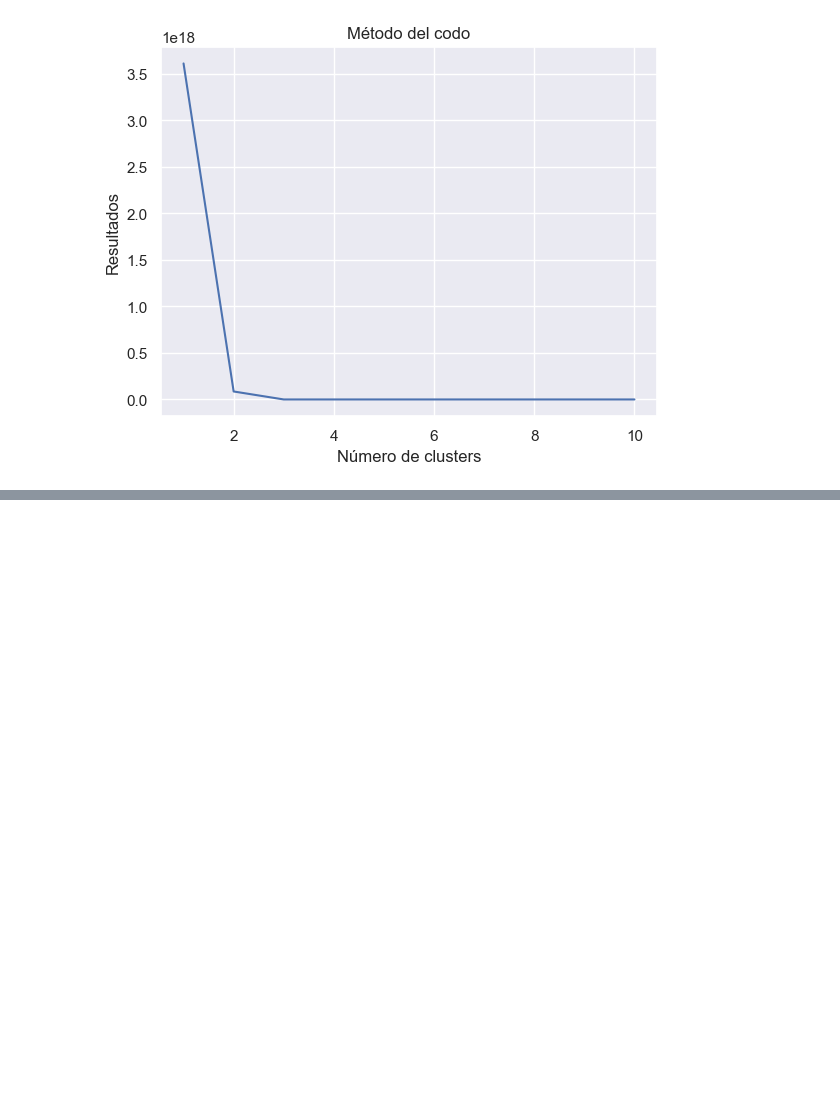
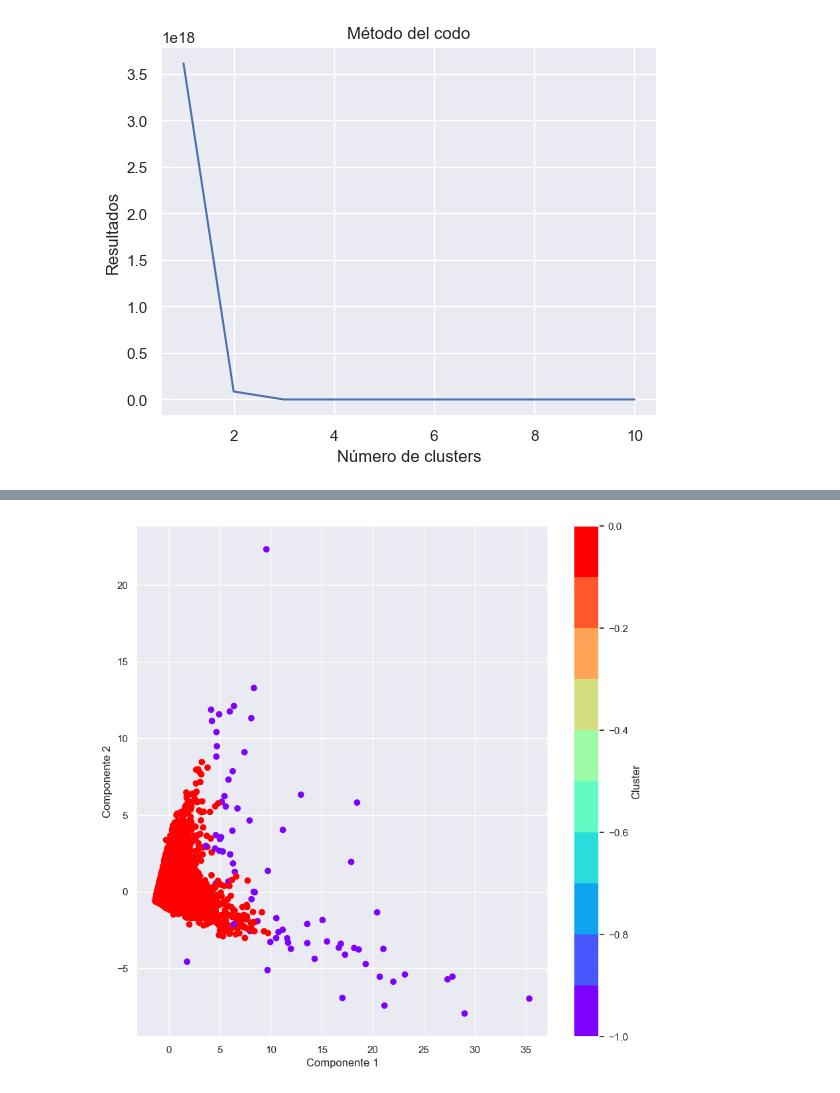
Before and after one commit to itsmemanuu/Lab01BI, a Jupyter notebook: LAB01.ipynb, the cells around one changed output, grey strips where cells are left out. Drawn from its saved outputs; the diff is of its cells as text; code cells hidden in the pictures; blank space fills up the shorter version.

```diff
--- a/LAB01.ipynb
+++ b/LAB01.ipynb
@@ -632,0 +662,18 @@ NameError: name 'c1' is not defined
+# %%
+
+datafrane_grafica = dataframe_alpes[['BALANCE', 'PURCHASES', 'CREDIT_LIMIT', 'PAYMENTS','ONEOFF_PURCHASES','INSTALLMENTS_PURCHASES','CASH_ADVANCE']]
+dataframe_alpesFINAL=StandardScaler().fit_transform(datafrane_grafica)
+#Se aplica el algoritmo de DBSCAN
+dbscan=DBSCAN(  eps=2, min_samples=5)
+clusters=dbscan.fit_predict(dataframe_alpesFINAL)
+#Se grafican los clusters
+pca=PCA(n_components=3).fit(dataframe_alpesFINAL)
+X_pca=pca.transform(dataframe_alpesFINAL)
+plt.figure(figsize=(10, 10))
+plt.scatter(X_pca[:, 0], X_pca[:, 1], c=clusters, cmap=cm.get_cmap('rainbow', 10))
+plt.xlabel('Componente 1')
+plt.ylabel('Componente 2')
+plt.colorbar(label='Cluster')
+plt.show()
+# %% [output]
+[figure, added]
```
Also changed, not shown: parts of 13 cells of this notebook.
